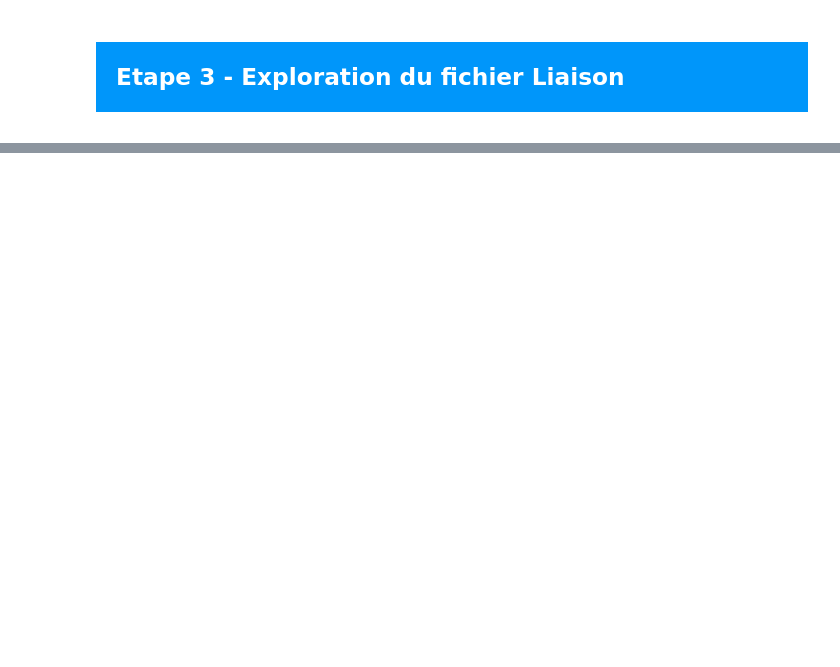
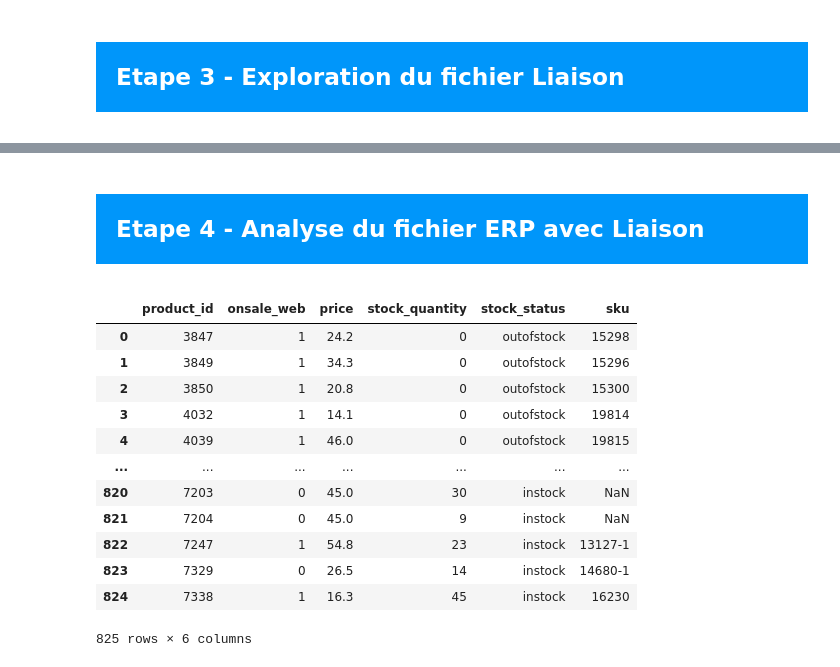
Before and after one commit to IshemZ/Bottleneck, a Jupyter notebook: Programme/main.ipynb, the cells around one changed output, grey strips where cells are left out. Cells and saved outputs as stored; diff of their text form; code cells hidden in the pictures; blank space fills up the shorter version.

```diff
--- a/Programme/main.ipynb
+++ b/Programme/main.ipynb
@@ -134,0 +219,4 @@ liaison.head()
+# %%
+#Renommer la colonne id_web en sku
+liaison = liaison.rename(columns={'id_web': 'sku'})
+liaison.info()
@@ -134,0 +236,7 @@ liaison.head()
+# %%
+#supprimer les colonnes inutiles (aucune valeurs): Unnamed: 2, Unnamed: 3, Unnamed: 4
+drop_col = ['Unnamed: 2', 'Unnamed: 3', 'Unnamed: 4']
+
+liaison.drop(columns=drop_col, inplace=True)
+
+liaison
@@ -134,0 +283,23 @@ liaison.head()
+# %% [markdown]
+<div style="background-color: RGB(0,150,250);" >
+<h2 style="margin: auto; padding: 20px; color:#fff; ">Etape 4 - Analyse du fichier ERP avec Liaison</h2>
+</div>
+# %%
+#1 : Je merge ERP et liaison pour vérifier si les ref_sku manquant sont des produit commercialisé off_line
+
+erp_liaison = pd.merge(erp, liaison, how="left", on="product_id")
+erp_liaison
+# %% [output]
+|  | product_id | onsale_web | price | stock_quantity | stock_status | sku |
+| 0 | 3847 | 1 | 24.2 | 0 | outofstock | 15298 |
+| 1 | 3849 | 1 | 34.3 | 0 | outofstock | 15296 |
+| 2 | 3850 | 1 | 20.8 | 0 | outofstock | 15300 |
+| 3 | 4032 | 1 | 14.1 | 0 | outofstock | 19814 |
+| 4 | 4039 | 1 | 46.0 | 0 | outofstock | 19815 |
+| ... | ... | ... | ... | ... | ... | ... |
+| 820 | 7203 | 0 | 45.0 | 30 | instock | NaN |
+| 821 | 7204 | 0 | 45.0 | 9 | instock | NaN |
+| 822 | 7247 | 1 | 54.8 | 23 | instock | 13127-1 |
+| 823 | 7329 | 0 | 26.5 | 14 | instock | 14680-1 |
+| 824 | 7338 | 1 | 16.3 | 45 | instock | 16230 |
+825 rows × 6 columns
```
Also changed, not shown: parts of 29 cells of this notebook.
